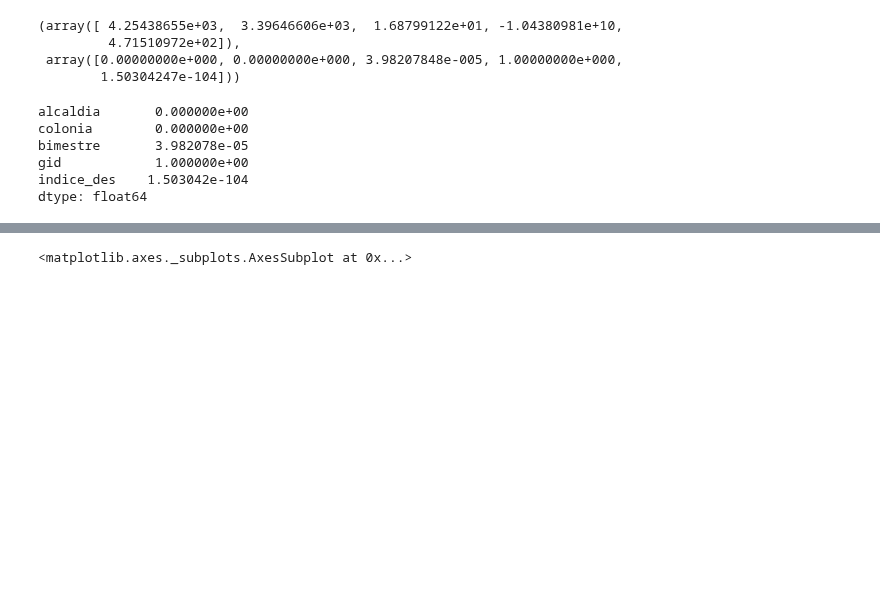
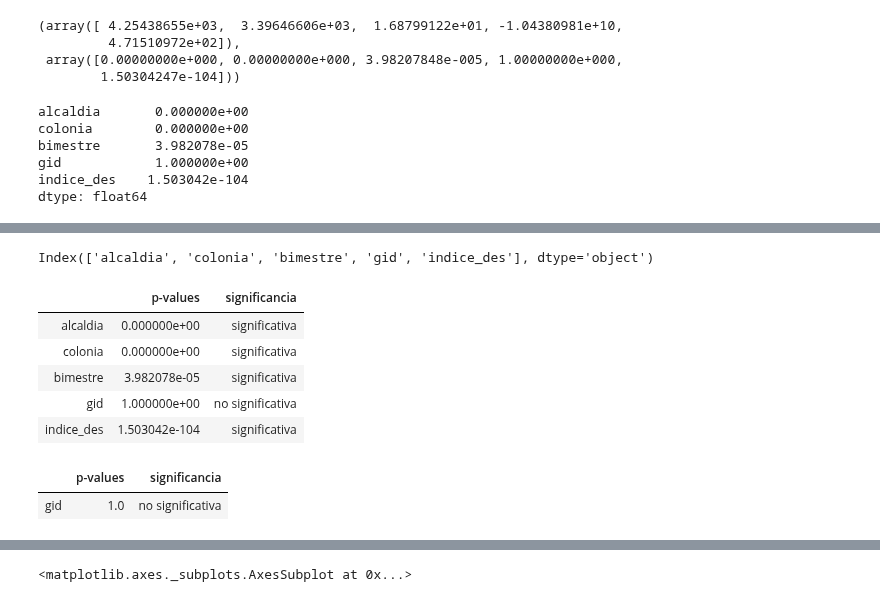
Before and after one commit to DorelyMS/git-ids, a Jupyter notebook: 20191102 Reporte_EDA_GDA.ipynb, the cells around one changed output, grey strips where cells are left out. Cells and saved outputs as stored; diff of their text form; code cells hidden in the pictures; blank space fills up the shorter version.

```diff
--- a/20191102 Reporte_EDA_GDA.ipynb
+++ b/20191102 Reporte_EDA_GDA.ipynb
@@ -372,0 +382,3 @@ dtype: float64
+# %%
+p_valuesalfa = pd.DataFrame(chi_scores[1],index = X.columns)
+p_valuesalfa
@@ -372,0 +405,18 @@ dtype: float64
+# %%
+p_valuesalfa.index
+# %% [output]
+Index(['alcaldia', 'colonia', 'bimestre', 'gid', 'indice_des'], dtype='object')
+# %%
+p_valuesalfa
+# %% [output]
+|  | p-values | significancia |
+| alcaldia | 0.000000e+00 | significativa |
+| colonia | 0.000000e+00 | significativa |
+| bimestre | 3.982078e-05 | significativa |
+| gid | 1.000000e+00 | no significativa |
+| indice_des | 1.503042e-104 | significativa |
+# %%
+p_valuesalfa[p_valuesalfa.significancia != 'significativa']
+# %% [output]
+|  | p-values | significancia |
+| gid | 1.0 | no significativa |
```
Also changed, not shown: parts of 12 cells of this notebook.
